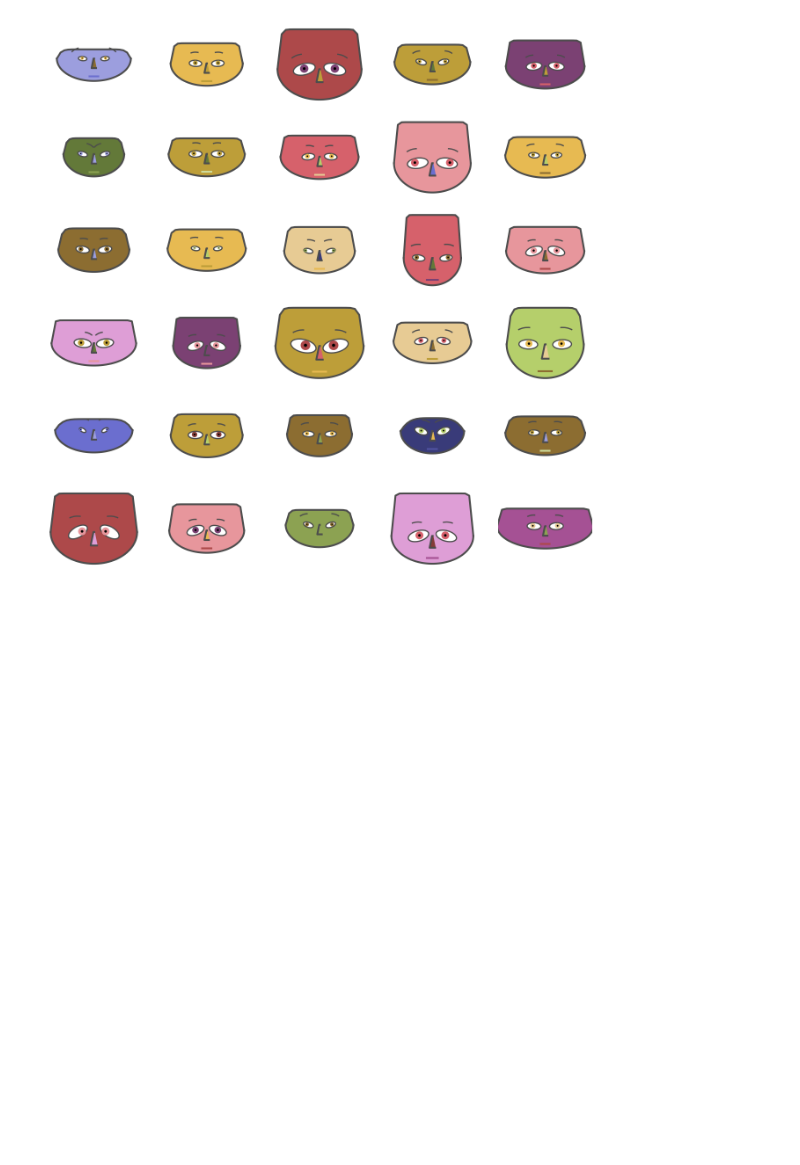
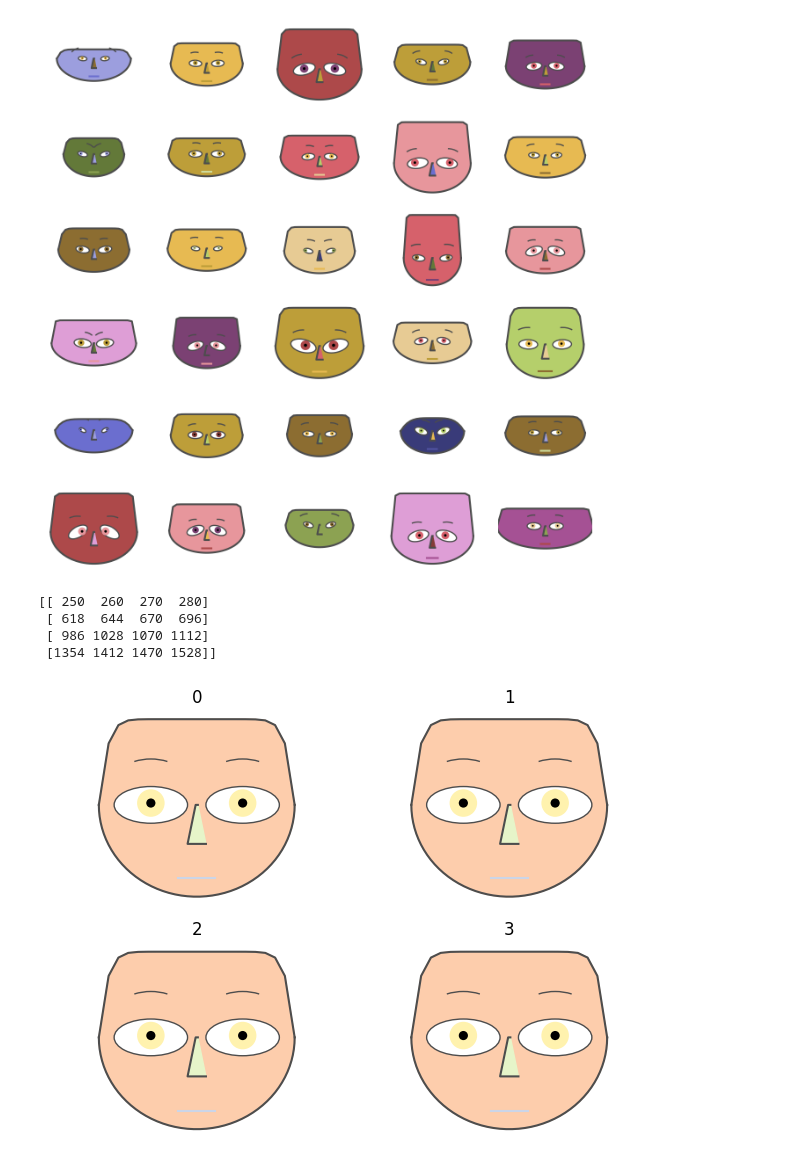
Before and after one commit to Coreym6/Public-Practice-, a Jupyter notebook: Study Implementations/matrices.ipynb, the cells around one changed output. Drawn from its saved outputs; the diff is of its cells as text; code cells hidden in the pictures; blank space fills up the shorter version.

```diff
--- a/Study Implementations/matrices.ipynb
+++ b/Study Implementations/matrices.ipynb
@@ -244,0 +243,36 @@ plt.savefig('predicted.png', bbox_inches='tight')
+# %%
+# I can attempt to do Strassen algorithm with Chernoff's faces to represent the data set
+# Strassen's algorithm
+import numpy as np
+#chernoff faces incoporating the random range
+# Create a random matrix of Chernoff faces.
+from ChernoffFace import *
+import numpy
+import matplotlib.cm
+import matplotlib.pyplot as plt
+A = [[1, 2, 3, 4],
+      [5, 6, 7, 8],
+      [9, 10, 11, 12],
+      [13, 14, 15, 16]]
+B = [[17, 18, 19, 20],
+      [21, 22, 23, 24],
+      [25, 26, 27, 28],
+      [29, 30, 31, 32]]
+C = np.dot(A, B)
+print(C)
+data = C
+# chernoff faces
+# Make Chernoff faces
+fig = chernoff_face(data=data,
+                    titles=[str(x) for x in list(range(len(data)))],
+                    color_mapper=matplotlib.cm.Pastel2)
+
+# Display
+fig.tight_layout()
+matplotlib.pyplot.show()
+# %% [output]
+[[ 250  260  270  280]
+ [ 618  644  670  696]
+ [ 986 1028 1070 1112]
+ [1354 1412 1470 1528]]
+[figure, added]
```
Also changed, not shown: parts of 1 cell of this notebook.
